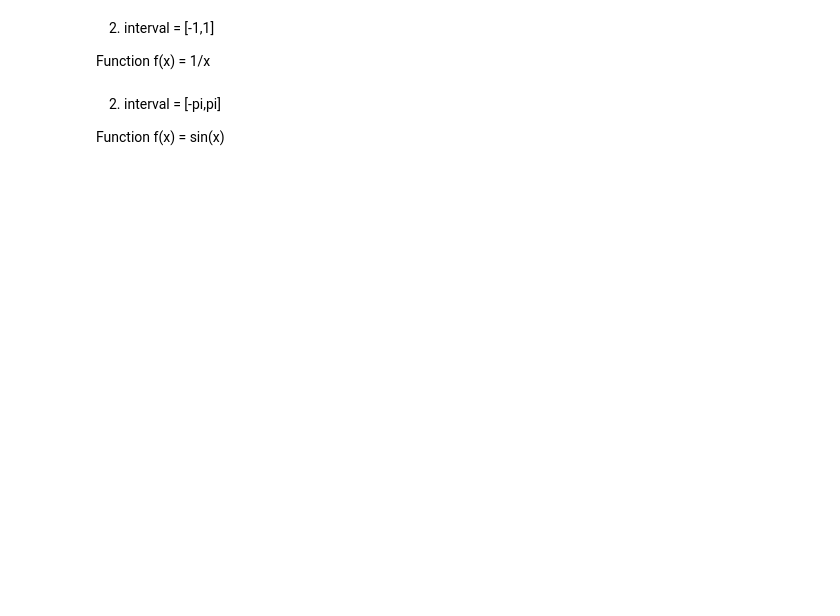
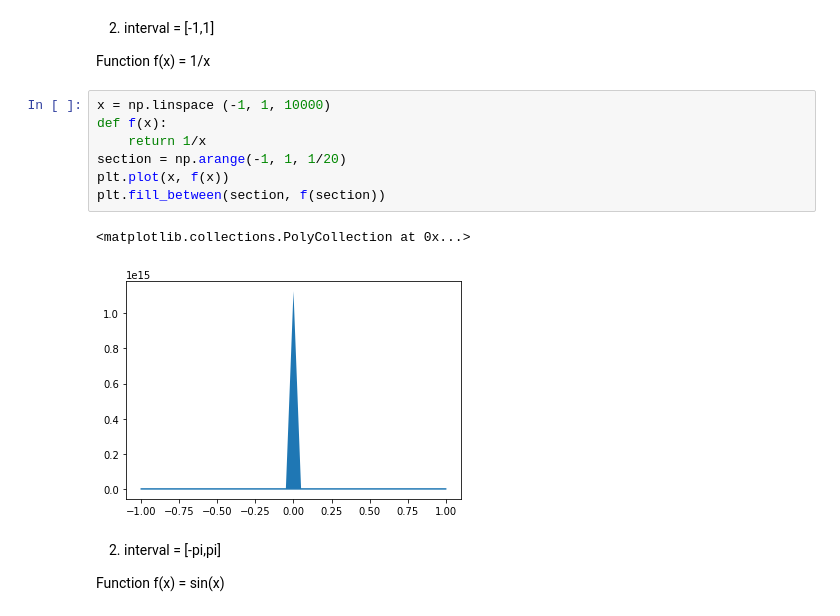
Before and after one commit to omolara-atoyebi/jeno-lara-gradient-and-integral-exercise, a Jupyter notebook: integrals_exercise.ipynb, the cells around one changed output. Cells and saved outputs as stored; diff of their text form; blank space fills up the shorter version.

```diff
--- a/integrals_exercise.ipynb
+++ b/integrals_exercise.ipynb
@@ -49,6 +63,16 @@ Be careful: defining a constant function, you may end up with a single number in
 2. interval = \[-1,1\]
 
 Function f(x) = 1/x
+# %%
+x = np.linspace (-1, 1, 10000)
+def f(x):
+    return 1/x
+section = np.arange(-1, 1, 1/20)
+plt.plot(x, f(x))
+plt.fill_between(section, f(section))
+# %% [output]
+<matplotlib.collections.PolyCollection at 0x...>
+[figure, added]
 # %% [markdown]
 2. interval = \[-pi,pi\]
 
```
Also changed, not shown: parts of 6 cells of this notebook.
